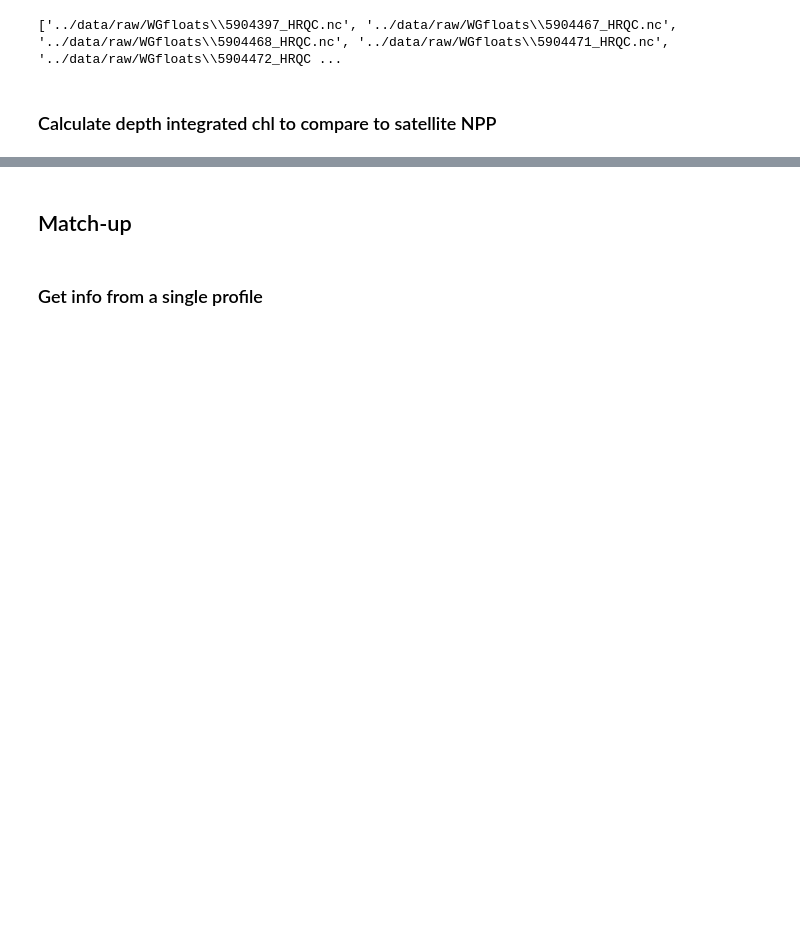
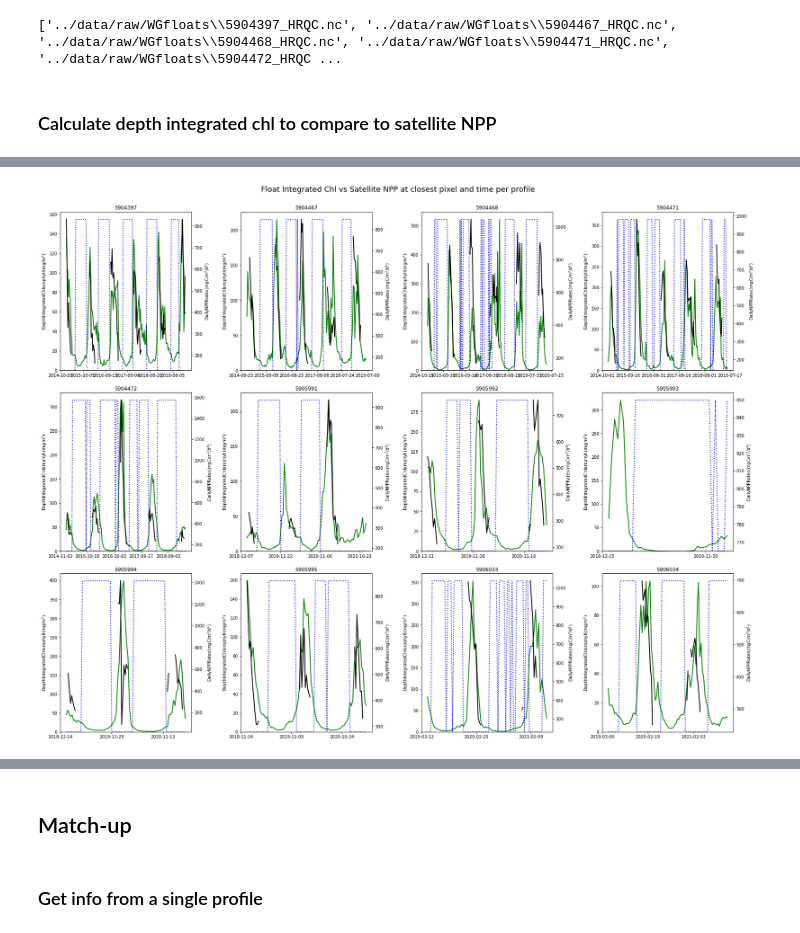
Before and after one commit to ClaraCDouglas/net_community_production, a Jupyter notebook: notebooks/Satellite_float_Matchup.ipynb, the cells around one changed output, grey strips where cells are left out. Saved outputs shown, nothing was run; the diff lists cells and outputs as text; code cells hidden in the pictures; blank space fills up the shorter version.

```diff
--- a/notebooks/Satellite_float_Matchup.ipynb
+++ b/notebooks/Satellite_float_Matchup.ipynb
@@ -531,0 +372,30 @@ underice4,=ax0.plot(FLOAT.gr["date_dt"],(AllFloats[FLOAT.gr["WMO_code"]]['underi
+# %%
+plt.figure(figsize=(25, 20))
+plt.subplots_adjust(hspace=0.5)
+plt.suptitle("Float Integrated Chl vs Satellite NPP at closest pixel and time per profile", fontsize=18, y=0.95)
+
+# loop through the length of tickers and keep track of index
+for n, float_ in enumerate(float_ID):
+    # add a new subplot iteratively
+    ax = plt.subplot(3, 4, n + 1)
+    plt.title(float_)
+    #print(n,float_)
+    #ID=float_ID[f_ix]
+    chl=AllFloats[float_]['chl_intr200']
+    date=AllFloats[float_]['dates_dt']
+    plt.plot(date,chl,c='green',lw=2)
+    plt.plot(date,np.max(chl)*AllFloats[float_]['underice_yesno'],c='mediumblue',ls=':',lw=2)
+    ax.set_ylim(0)
+    ax.set_ylabel('$\mathregular {Depth Integrated Chlorophyll (mg/m^2)}$')
+
+    ax1=ax.twinx()
+    ax1.plot(AllFloats[float_]['sat_date'],AllFloats[float_]['NPP_atprofiles'], c='black',linewidth=2)
+    ax1.set_ylabel('$\mathregular {Daily NPP Rates (mgC/m^2/d^1)}$')
+
+    start, end = ax.get_xlim()
+    #print(start,end)
+    ax.xaxis.set_ticks(np.arange(start, end, 350))
+
+plt.tight_layout(pad=5, w_pad=2, h_pad=2)
+# %% [output]
+[figure, added]
```
Also changed, not shown: parts of 14 cells of this notebook.
